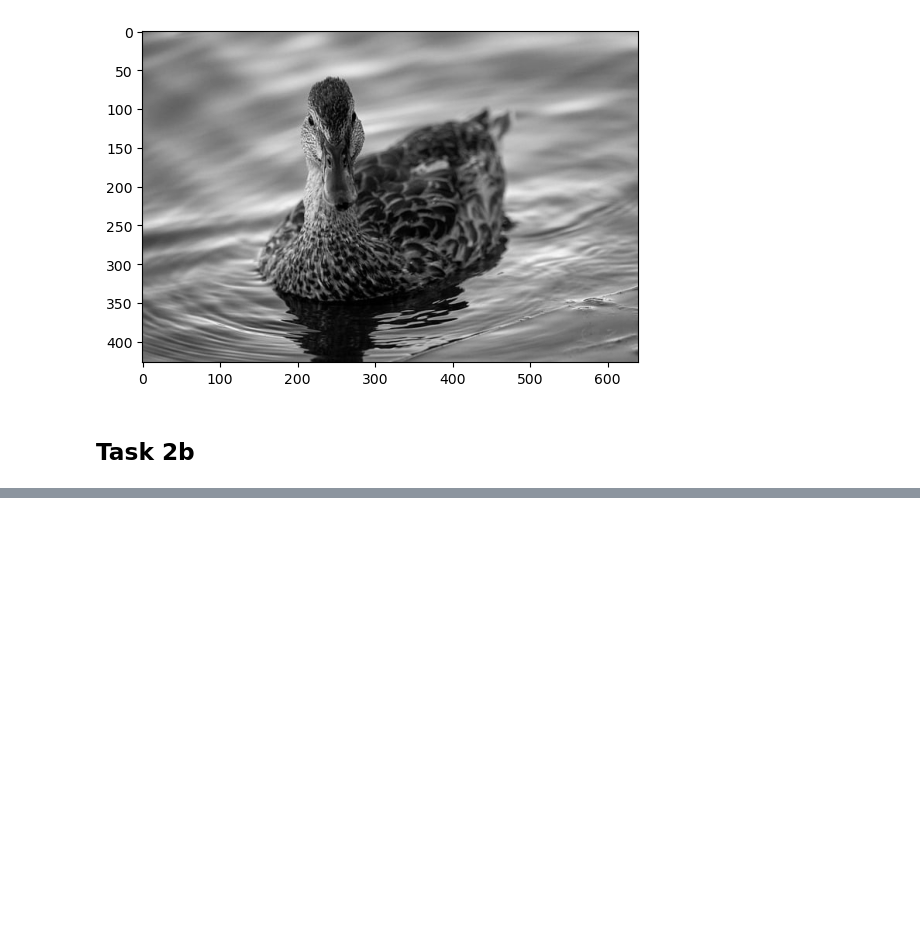
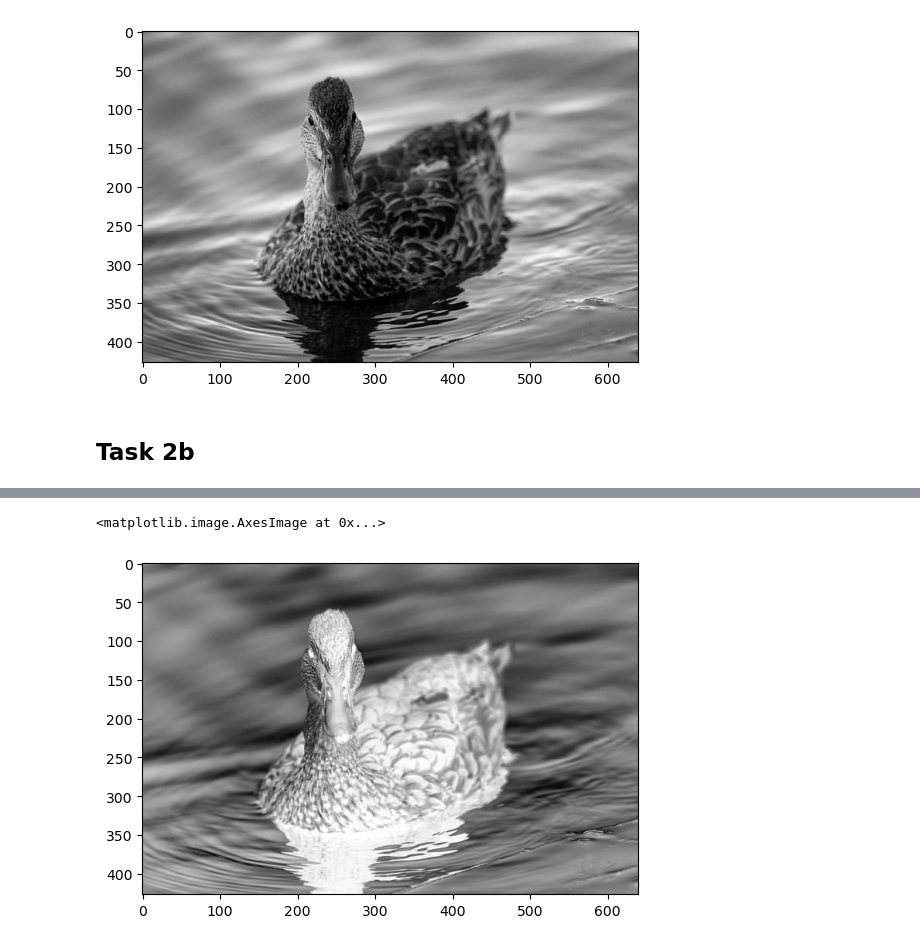
Before and after one commit to Kavring/Visuell-IP, a Jupyter notebook: assignment 1/task2ab.ipynb, the cells around one changed output, grey strips where cells are left out. Cells and saved outputs as stored; diff of their text form; code cells hidden in the pictures; blank space fills up the shorter version.

```diff
--- a/assignment 1/task2ab.ipynb
+++ b/assignment 1/task2ab.ipynb
@@ -47,9 +47,14 @@ def inverse(im):
         im ([type]): [np.array of shape [H, W]]
     """
      # YOUR CODE HERE
-    width,height = im_greyscale.size
-    for w in range(width):
-        for h in range(height):
-            px=im_greyscale.getpixel((w,h))
-            px = 255-px
+    px = im_greyscale[:]
+
+            #px=im_greyscale.getpixel((w,h))
+            #print(px)
+    im = 255-px
+    #im = normalize(im)
     return im
+im_invert = inverse(im)
+save_im(output_dir.joinpath("duck_invert.jpeg"), im_invert, cmap="gray")
+plt.imshow(im_invert, cmap="gray")
+# %% [output]
@@ -55,0 +62,2 @@ def inverse(im):
+<matplotlib.image.AxesImage at 0x...>
+[figure, added]
```
Also changed, not shown: parts of 1 cell of this notebook, 4 other files.
